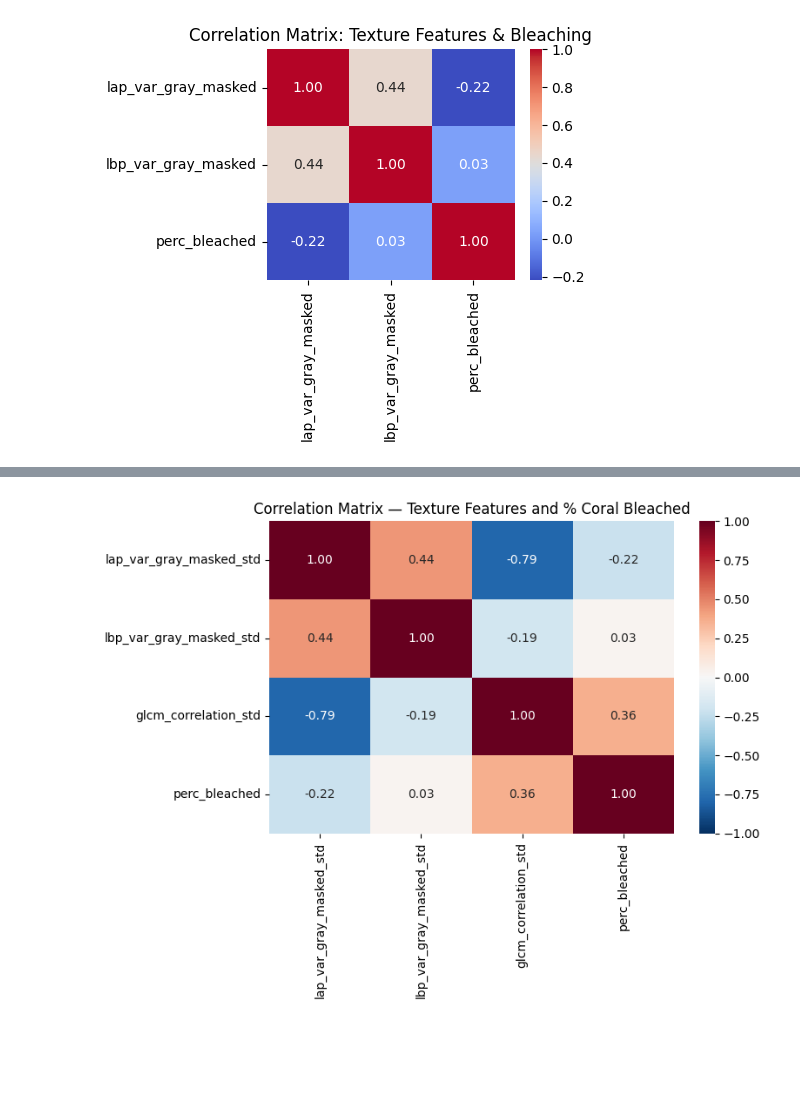
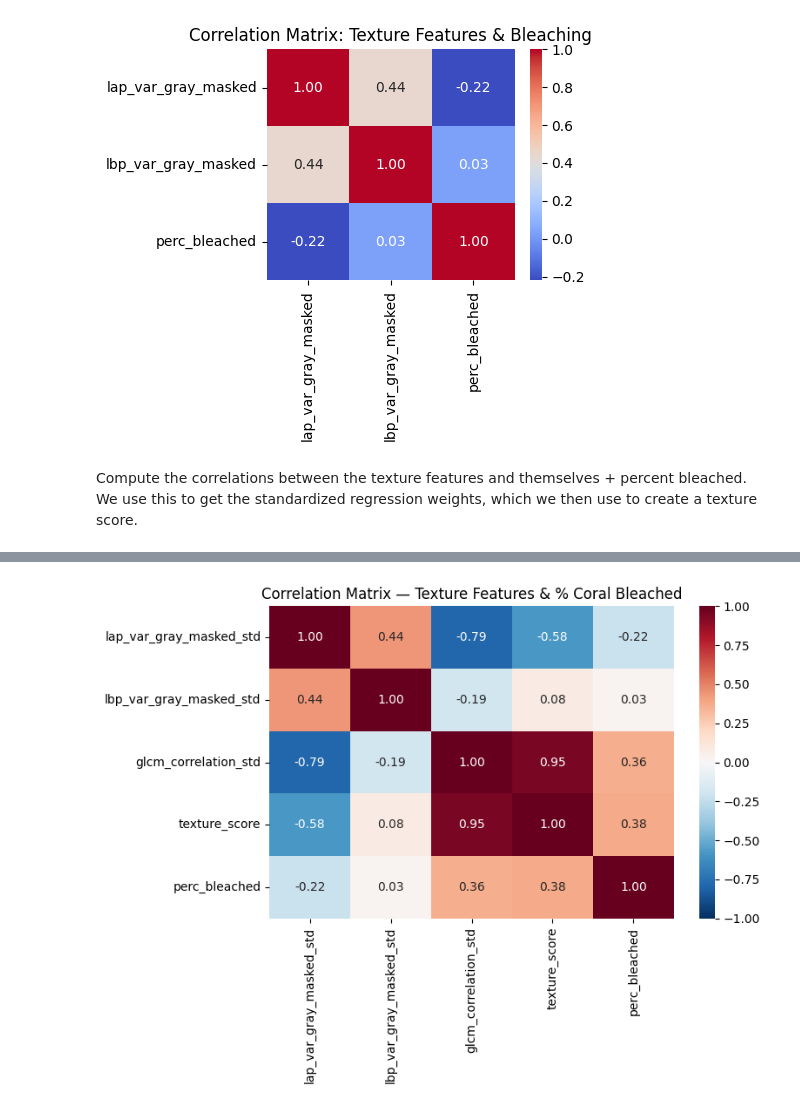
Before and after one commit to TimoWijnen2001/DC3-clean, a Jupyter notebook: final.ipynb, the cells around one changed output, grey strips where cells are left out. Saved outputs shown, nothing was run; the diff lists cells and outputs as text; code cells hidden in the pictures; blank space fills up the shorter version.

Commit message:
Notebook is finished. The csv file folder is a bit messy. I still need to rerun all of the code

```diff
--- a/final.ipynb
+++ b/final.ipynb
@@ -752,7 +885,7 @@ for _, row in tqdm(df_bleaching.iterrows(), total=len(df_bleaching)):
     has_bleached = perc_bleached > 0
 
     records.append({
-        "image": row["stem"],
+        "image_stem": row["stem"],
         "lap_var_gray_masked": lap_var,
         "lbp_var_gray_masked": lbp_var,
         "glcm_correlation": glcm_correlation,
@@ -774,7 +907,6 @@ scaled_df = pd.DataFrame(
 
 # Create a single DataFrame, and save it
 df_standardized_texture_features = pd.concat([df_texture_features.reset_index(drop=True), scaled_df], axis=1)
-df_standardized_texture_features.to_csv("csv_folder/texture_features_standardized.csv", index=False)
 
 
 
@@ -831,46 +961,65 @@ Path("visualisations/").mkdir(parents=True, exist_ok=True)
+# %% [markdown]
+Compute the correlations between the texture features and themselves + percent bleached.
+We use this to get the standardized regression weights, which we then use to create a texture score.
 # %%
-# --- Coral Texture Feature Correlation Matrix ---
-
-
-# === 1. Load the dataset ===
-file_path = "csv_folder/texture_features_standardized.csv"
-df = pd.read_csv(file_path)
-
-# === 2. Clean the data ===
-df_clean = df.dropna(subset=[
-    'perc_bleached',
-    'lap_var_gray_masked_std',
-    'lbp_var_gray_masked_std',
-    'glcm_correlation_std'
-])
-
-# === 3. Select relevant columns for correlation ===
-corr_features = df_clean[[
+# Select relevant columns
+corr_features = df_standardized_texture_features[[
     'lap_var_gray_masked_std',
     'lbp_var_gray_masked_std',
     'glcm_correlation_std',
     'perc_bleached'
 ]]
 
-# === 4. Compute correlation matrix ===
-corr_matrix = corr_features.corr()
+# Create correlation matrix and save relevant values
+corr_matrix_features = corr_features.corr()
+r_xy = np.array([corr_matrix_features.iloc[0,3], corr_matrix_features.iloc[1,3], corr_matrix_features.iloc[2,3]])   # Correlations with bleaching
+R_xx = np.array([                                                                                                   # Feature-feature correlations
+    [corr_matrix_features.iloc[0,0],  corr_matrix_features.iloc[0,1], corr_matrix_features.iloc[0,2]],
+    [corr_matrix_features.iloc[1,0],  corr_matrix_features.iloc[1,1], corr_matrix_features.iloc[1,2]],
+    [corr_matrix_features.iloc[2,0],  corr_matrix_features.iloc[2,1], corr_matrix_features.iloc[2,2]],
+])
 
-# === 5. Print correlation matrix ===
-print("\nCorrelation Matrix — Texture Features and % Coral Bleached\n")
-print(corr_matrix.round(3))
+# Standardized regression weights (lap, lbp, glcm)
+beta = inv(R_xx) @ r_xy
 
-# === 6. Plot heatmap ===
+# Calculate the texture score
+df_standardized_texture_features["texture_score"] = (
+    beta[0] * df_standardized_texture_features["lap_var_gray_masked_std"]
+    + beta[1] * df_standardized_texture_features["lbp_var_gray_masked_std"]
+    + beta[2] * df_standardized_texture_features["glcm_correlation_std"]
+)
+# Add texture score to dataframe, and save it
+cols = list(df_standardized_texture_features.columns)
+cols = [c for c in cols if c != "texture_score"] + ["texture_score"]
+df_standardized_texture_features = df_standardized_texture_features[cols]
+df_standardized_texture_features.to_csv("csv_folder/bleaching_texture_with_score.csv", index=False)
+
+# Compute correlations
+corr_features = [
+    "lap_var_gray_masked_std",
+    "lbp_var_gray_masked_std",
+    "glcm_correlation_std",
+    "texture_score",
+    "perc_bleached",
+]
+
+df_corr = df_standardized_texture_features[corr_features]
+corr_matrix = df_corr.corr()
+
+
+# plot correlation matrix
 plt.figure(figsize=(8, 6))
 sns.heatmap(
     corr_matrix.round(2),
     annot=True,
-    cmap='RdBu_r',
-    center=0,
+    fmt=".2f",
+    cmap="RdBu_r",
     vmin=-1,
     vmax=1,
-    fmt=".2f"
+    center=0,
 )
-plt.title("Correlation Matrix — Texture Features and % Coral Bleached", fontsize=12)
+plt.title("Correlation Matrix — Texture Features & % Coral Bleached", fontsize=12)
 plt.tight_layout()
+plt.savefig("visualisations/texture_correlation_heatmap.png", dpi=300)
 plt.show()
 # %% [output]
@@ -890 +1026 @@ perc_bleached                           0.360           1.00
-[figure, old version]
+[figure, new version]
```
Also changed, not shown: parts of 18 cells of this notebook, 20 other files.
